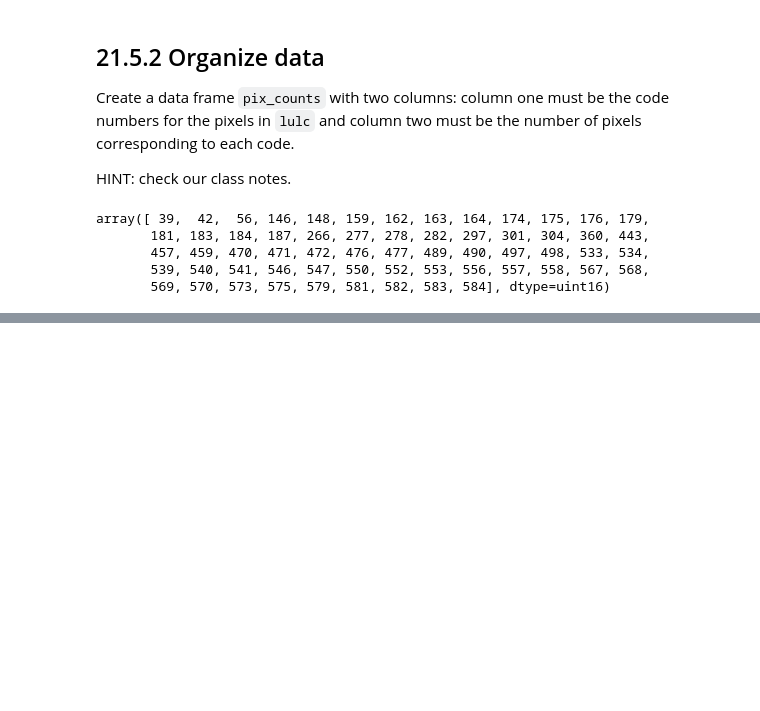
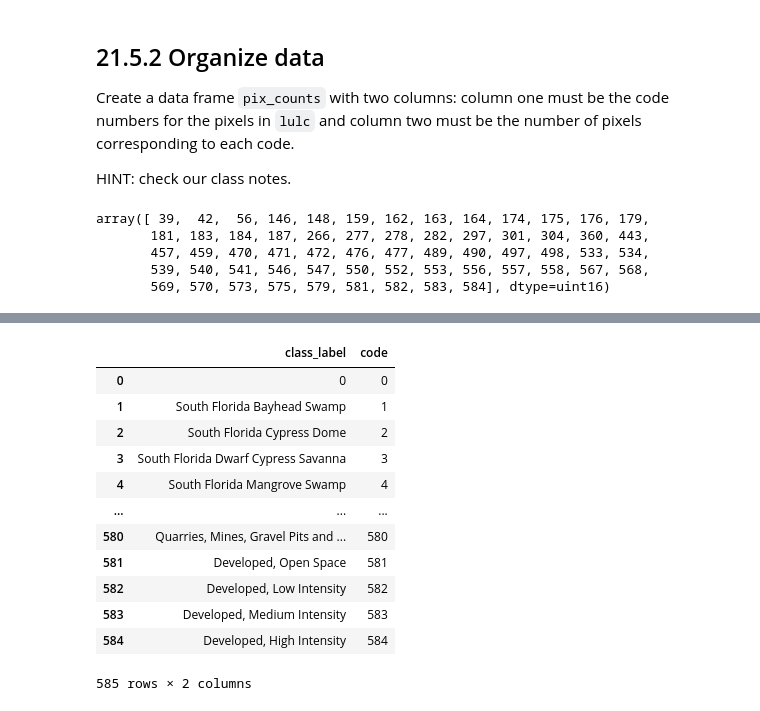
Before and after one commit to a-ramji/eds-220-sections, a Jupyter notebook: land-cover.ipynb, the cells around one changed output, grey strips where cells are left out. Cells and saved outputs as stored; diff of their text form; code cells hidden in the pictures; blank space fills up the shorter version.

```diff
--- a/land-cover.ipynb
+++ b/land-cover.ipynb
@@ -246,0 +250,16 @@ pix_counts
+# %%
+class_names
+# %% [output]
+|  | class_label | code |
+| 0 | 0 | 0 |
+| 1 | South Florida Bayhead Swamp | 1 |
+| 2 | South Florida Cypress Dome | 2 |
+| 3 | South Florida Dwarf Cypress Savanna | 3 |
+| 4 | South Florida Mangrove Swamp | 4 |
+| ... | ... | ... |
+| 580 | Quarries, Mines, Gravel Pits and ... | 580 |
+| 581 | Developed, Open Space | 581 |
+| 582 | Developed, Low Intensity | 582 |
+| 583 | Developed, Medium Intensity | 583 |
+| 584 | Developed, High Intensity | 584 |
+585 rows × 2 columns
```
Also changed, not shown: parts of 11 cells of this notebook.
